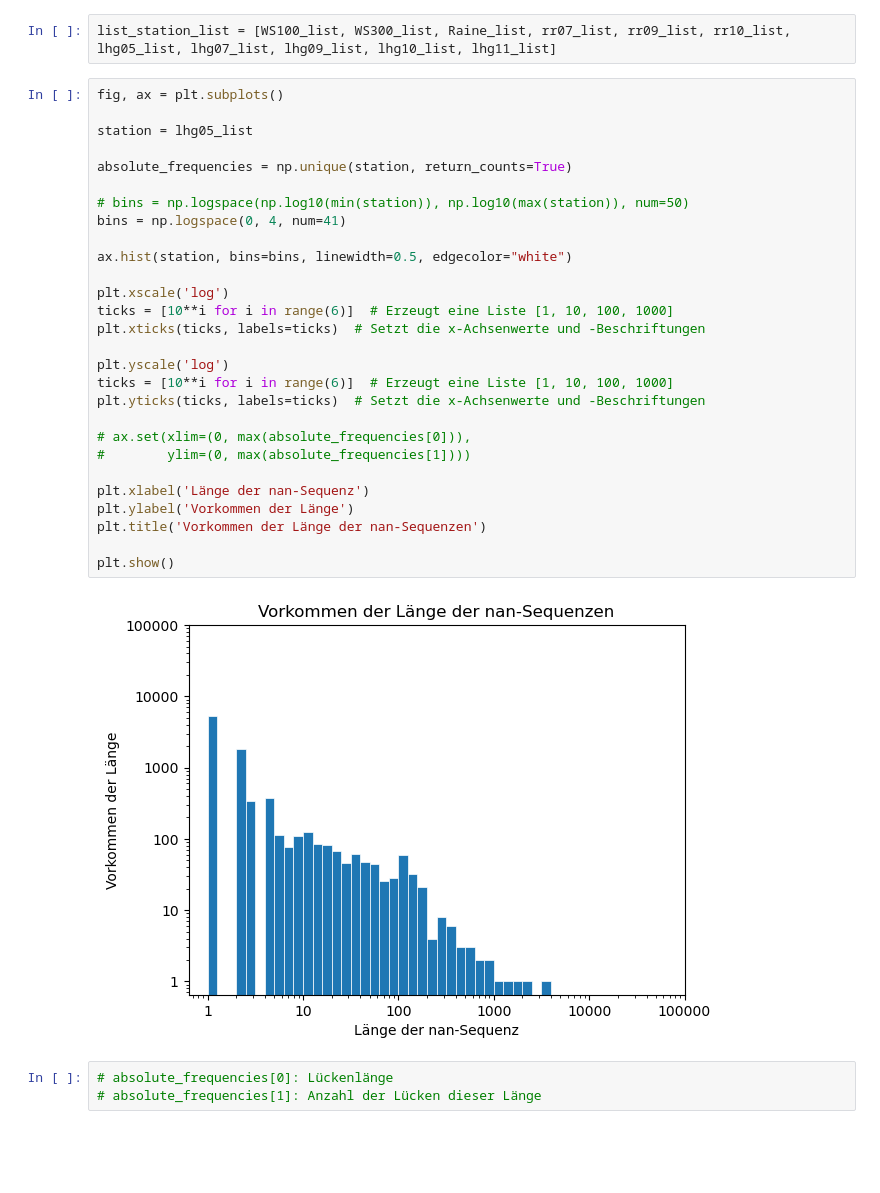
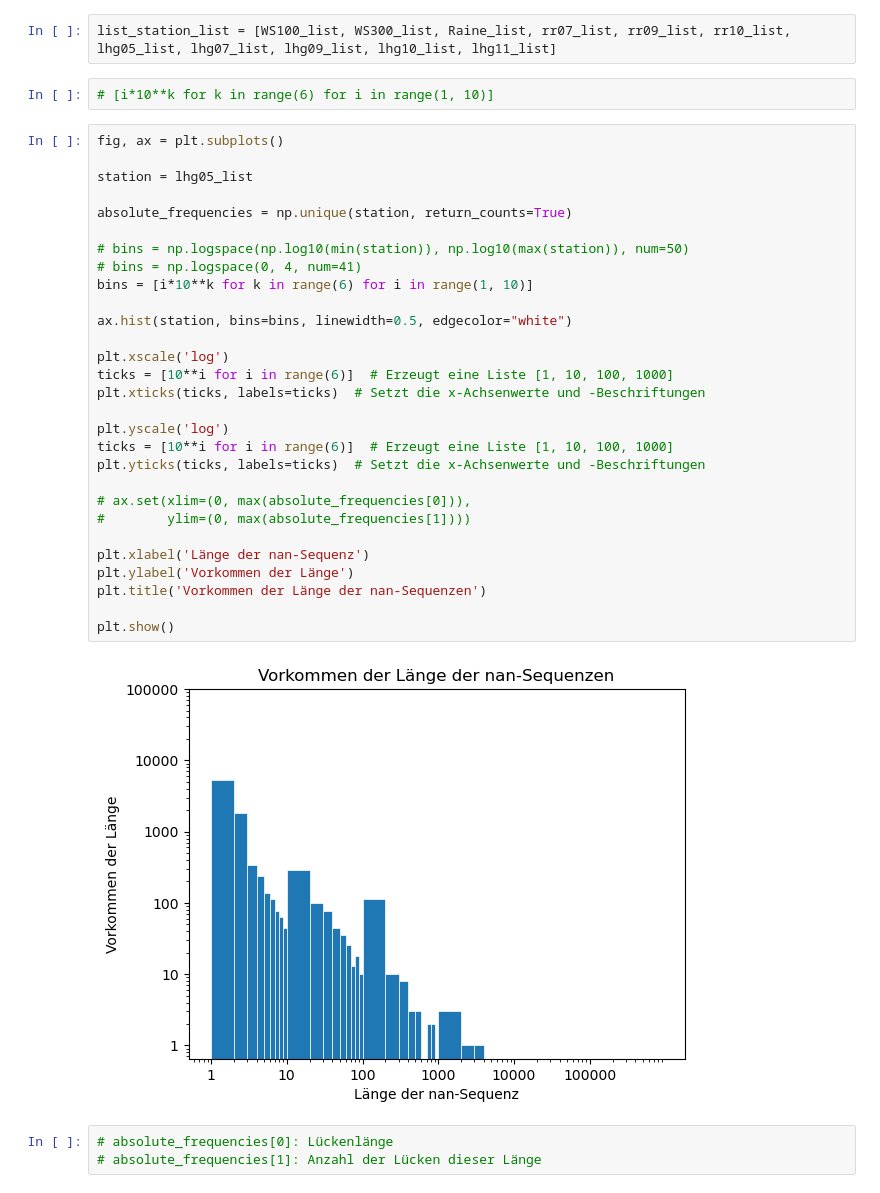
Before and after one commit to Nicholas202024/Hiwi_Code, a Jupyter notebook: statistik_nans.ipynb, the cells around one changed output. Cells and saved outputs as stored; diff of their text form; blank space fills up the shorter version.

Commit message:
histogramm scatter

```diff
--- a/statistik_nans.ipynb
+++ b/statistik_nans.ipynb
@@ -302,36 +315,39 @@ Absolute Frequencies:  {1: 5354, 2: 1827, 3: 340, 4: 236, 5: 139, 6: 115, 7: 76,
 Relative Frequencies:  {1: 0.5976113405514009, 2: 0.20392900993414442, 3: 0.03795066413662239, 4: 0.02634222569483201, 5: 0.015515124455854448, 6: 0.012836254046210515, 7: 0.008483089630539122, 8: 0.0 ...
 # %%
 list_station_list = [WS100_list, WS300_list, Raine_list, rr07_list, rr09_list, rr10_list, lhg05_list, lhg07_list, lhg09_list, lhg10_list, lhg11_list]
+# %%
+# [i*10**k for k in range(6) for i in range(1, 10)]
 # %%
 fig, ax = plt.subplots()
 
 station = lhg05_list
 
 absolute_frequencies = np.unique(station, return_counts=True)
 
 # bins = np.logspace(np.log10(min(station)), np.log10(max(station)), num=50)
-bins = np.logspace(0, 4, num=41)
+# bins = np.logspace(0, 4, num=41)
+bins = [i*10**k for k in range(6) for i in range(1, 10)]
 
 ax.hist(station, bins=bins, linewidth=0.5, edgecolor="white")
 
 plt.xscale('log')
 ticks = [10**i for i in range(6)]  # Erzeugt eine Liste [1, 10, 100, 1000]
 plt.xticks(ticks, labels=ticks)  # Setzt die x-Achsenwerte und -Beschriftungen
 
 plt.yscale('log')
 ticks = [10**i for i in range(6)]  # Erzeugt eine Liste [1, 10, 100, 1000]
 plt.yticks(ticks, labels=ticks)  # Setzt die x-Achsenwerte und -Beschriftungen
 
 # ax.set(xlim=(0, max(absolute_frequencies[0])),
 #        ylim=(0, max(absolute_frequencies[1])))
 
 plt.xlabel('Länge der nan-Sequenz')
 plt.ylabel('Vorkommen der Länge')
 plt.title('Vorkommen der Länge der nan-Sequenzen')
 
 plt.show()
 # %% [output]
-[figure, old version]
+[figure, new version]
 # %%
 # absolute_frequencies[0]: Lückenlänge
 # absolute_frequencies[1]: Anzahl der Lücken dieser Länge
```
Also changed, not shown: parts of 9 cells of this notebook, 1 other file.
